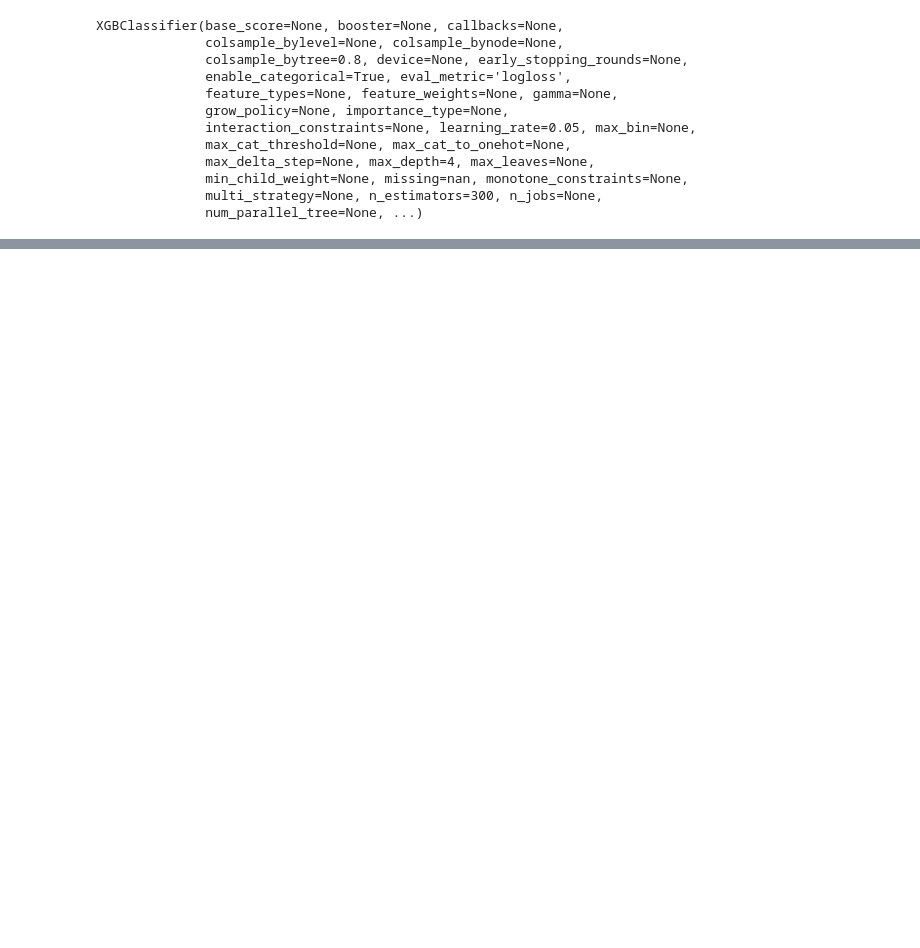
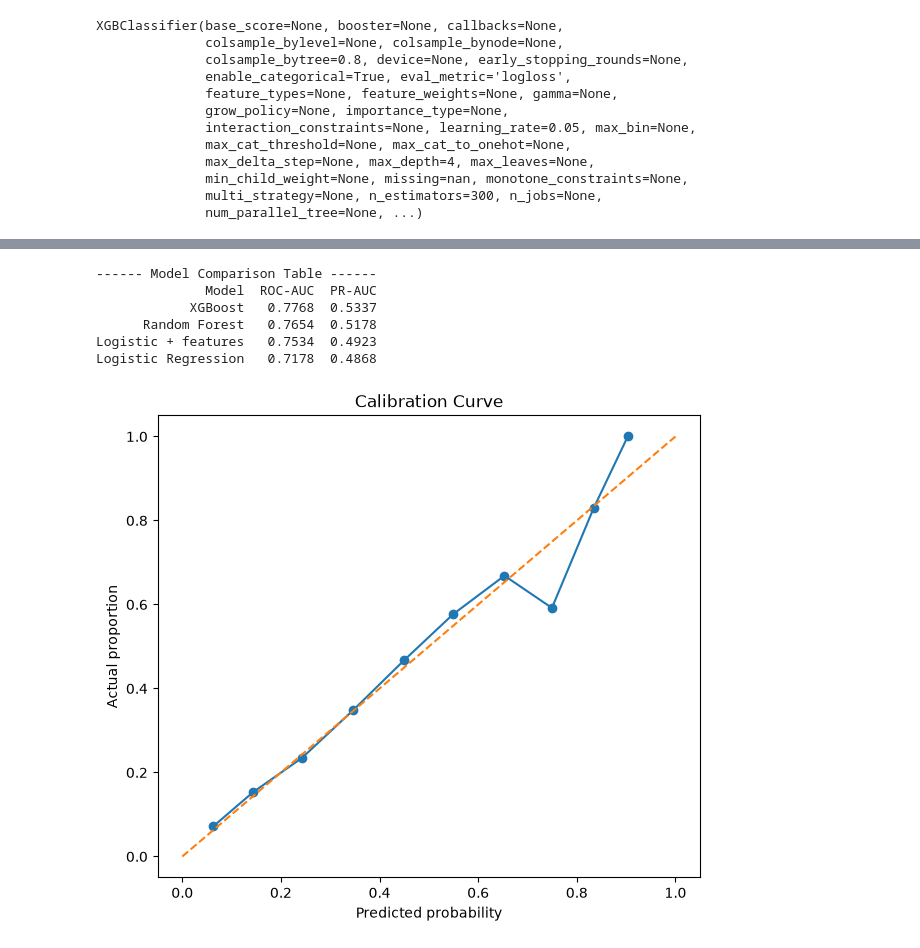
Before and after one commit to dayansyahz/pandans-kaya, a Jupyter notebook: analysis.ipynb, the cells around one changed output, grey strips where cells are left out. Cells and saved outputs as stored; diff of their text form; code cells hidden in the pictures; blank space fills up the shorter version.

```diff
--- a/analysis.ipynb
+++ b/analysis.ipynb
@@ -501,0 +459,71 @@ Logistic Regression  0.471686  0.71778 0.48676
+# %%
+comparison_data = [
+    {
+        "Model": "Logistic Regression",
+        "ROC-AUC": roc_auc_score(y_val, logistic_prob),
+        "PR-AUC": average_precision_score(y_val, logistic_prob)
+    },
+    {
+        "Model": "Logistic + features",
+        "ROC-AUC": roc_auc_score(y_val_fe, logistic_fe_prob),
+        "PR-AUC": average_precision_score(y_val_fe, logistic_fe_prob)
+    },
+    {
+        "Model": "Random Forest",
+        "ROC-AUC": roc_auc_score(y_val_fe, rf_prob),
+        "PR-AUC": average_precision_score(y_val_fe, rf_prob)
+    },
+    {
+        "Model": "XGBoost",
+        "ROC-AUC": roc_auc_score(y_val_fe, xgb_prob),
+        "PR-AUC": average_precision_score(y_val_fe, xgb_prob)
+    }
+]
+
+# Convert to Pandas DataFrame
+comparison_df = pd.DataFrame(comparison_data)
+
+comparison_df["ROC-AUC"] = comparison_df["ROC-AUC"].round(4)
+comparison_df["PR-AUC"] = comparison_df["PR-AUC"].round(4)
+
+# Display the table
+print("------ Model Comparison Table ------")
+print(comparison_df.sort_values(by="ROC-AUC", ascending=False).to_string(index=False))
+# %% [output]
+------ Model Comparison Table ------
+              Model  ROC-AUC  PR-AUC
+            XGBoost   0.7768  0.5337
+      Random Forest   0.7654  0.5178
+Logistic + features   0.7534  0.4923
+Logistic Regression   0.7178  0.4868
+# %%
+from sklearn.calibration import calibration_curve
+import matplotlib.pyplot as plt
+
+prob_true, prob_pred = calibration_curve(
+    y_val_fe,
+    xgb_prob,
+    n_bins=10
+)
+
+plt.figure(figsize=(7, 6))
+
+plt.plot(
+    prob_pred,
+    prob_true,
+    marker="o"
+)
+
+plt.plot(
+    [0, 1],
+    [0, 1],
+    linestyle="--"
+)
+
+plt.xlabel("Predicted probability")
+plt.ylabel("Actual proportion")
+plt.title("Calibration Curve")
+
+plt.show()
+# %% [output]
+[figure, added]
```
Also changed, not shown: parts of 14 cells of this notebook.
